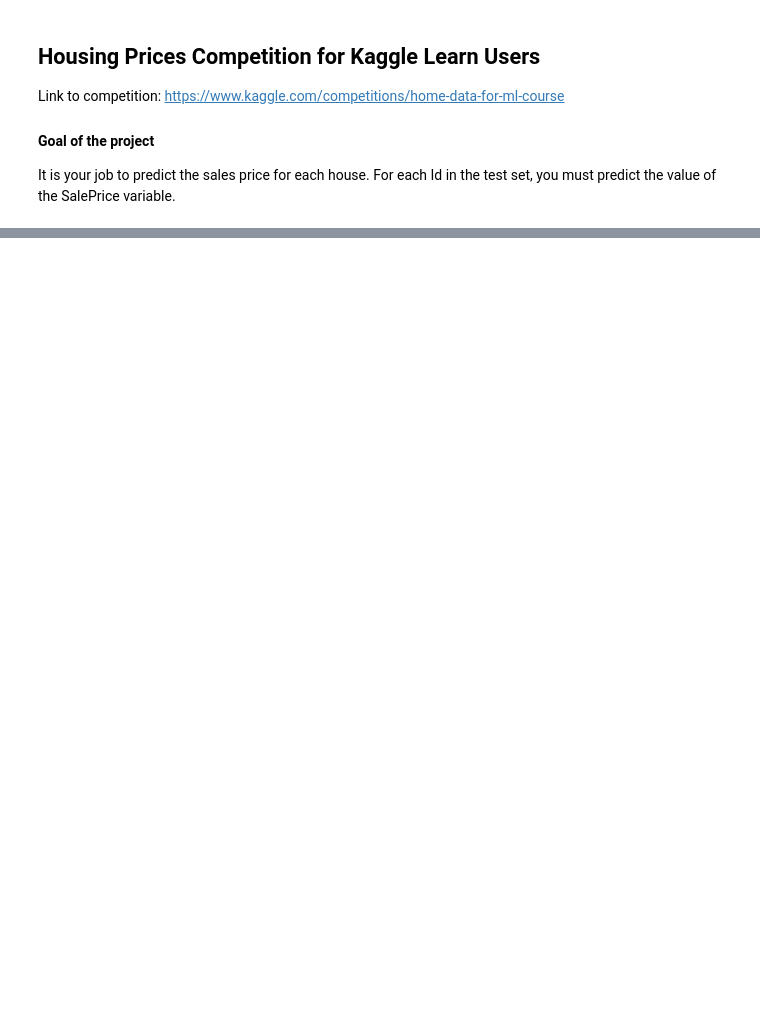
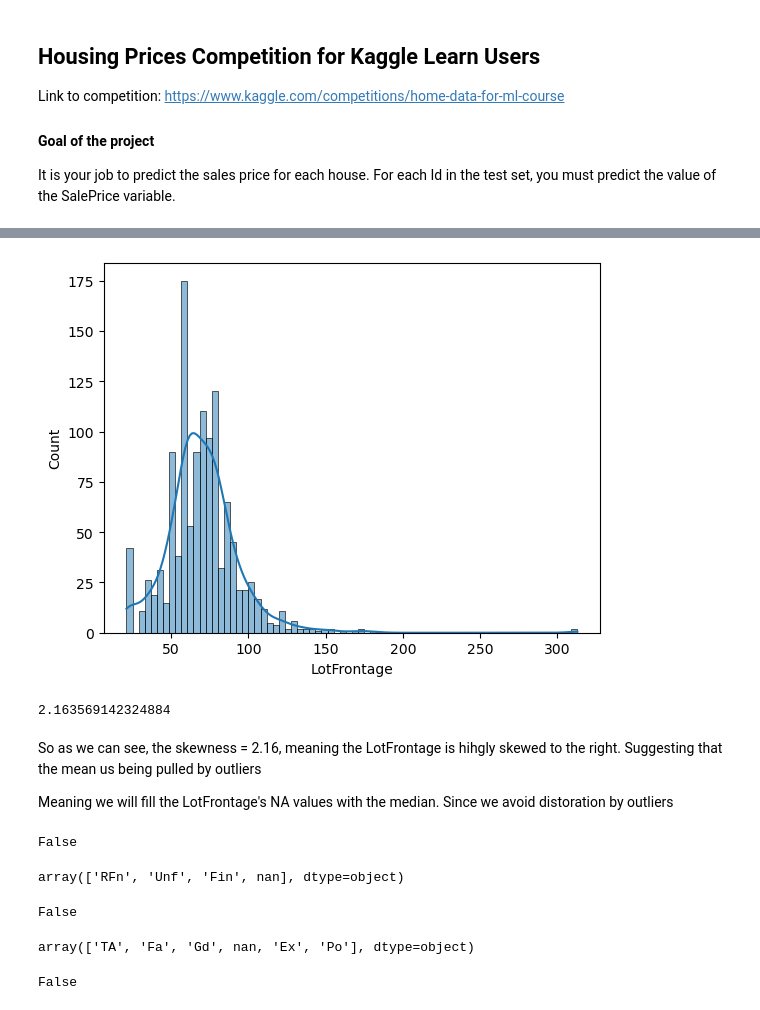
Before and after one commit to RahfayS/Housing_prices_kaggle_competiton, a Jupyter notebook: Housing_prices_final.ipynb, the cells around one changed output, grey strips where cells are left out. Drawn from its saved outputs; the diff is of its cells as text; code cells hidden in the pictures; blank space fills up the shorter version.

```diff
--- a/Housing_prices_final.ipynb
+++ b/Housing_prices_final.ipynb
@@ -32,0 +169,12 @@ error: failed to push some refs to 'https://github.com/RahfayS/Housing_prices_ka
+# %%
+sns.histplot(train.LotFrontage,kde=True)
+plt.show()
+
+print(train.LotFrontage.skew())
+# %% [output]
+[figure, added]
+2.163569142324884
+# %% [markdown]
+So as we can see, the skewness = 2.16, meaning the LotFrontage is hihgly skewed to the right. Suggesting that the mean us being pulled by outliers
+
+Meaning we will fill the LotFrontage's NA values with the median. Since we avoid distoration by outliers
@@ -32,0 +184,26 @@ error: failed to push some refs to 'https://github.com/RahfayS/Housing_prices_ka
+# %%
+train.LotFrontage.isna().any()
+# %% [output]
+False
+# %%
+train.GarageFinish.unique()
+# %% [output]
+array(['RFn', 'Unf', 'Fin', nan], dtype=object)
+# %%
+train.GarageFinish = train.GarageFinish.fillna(train.GarageFinish.mode()[0])
+test.GarageFinish = test.GarageFinish.fillna(test.GarageFinish.mode()[0])
+
+train.GarageFinish.isna().any()
+# %% [output]
+False
+# %%
+train.GarageQual.unique()
+# %% [output]
+array(['TA', 'Fa', 'Gd', nan, 'Ex', 'Po'], dtype=object)
+# %%
+train.GarageQual = train.GarageQual.fillna(train.GarageQual.mode()[0])
+test.GarageQual = test.GarageQual.fillna(test.GarageQual.mode()[0])
+
+train.GarageQual.isna().any()
+# %% [output]
+False
```
Also changed, not shown: parts of 25 cells of this notebook.
